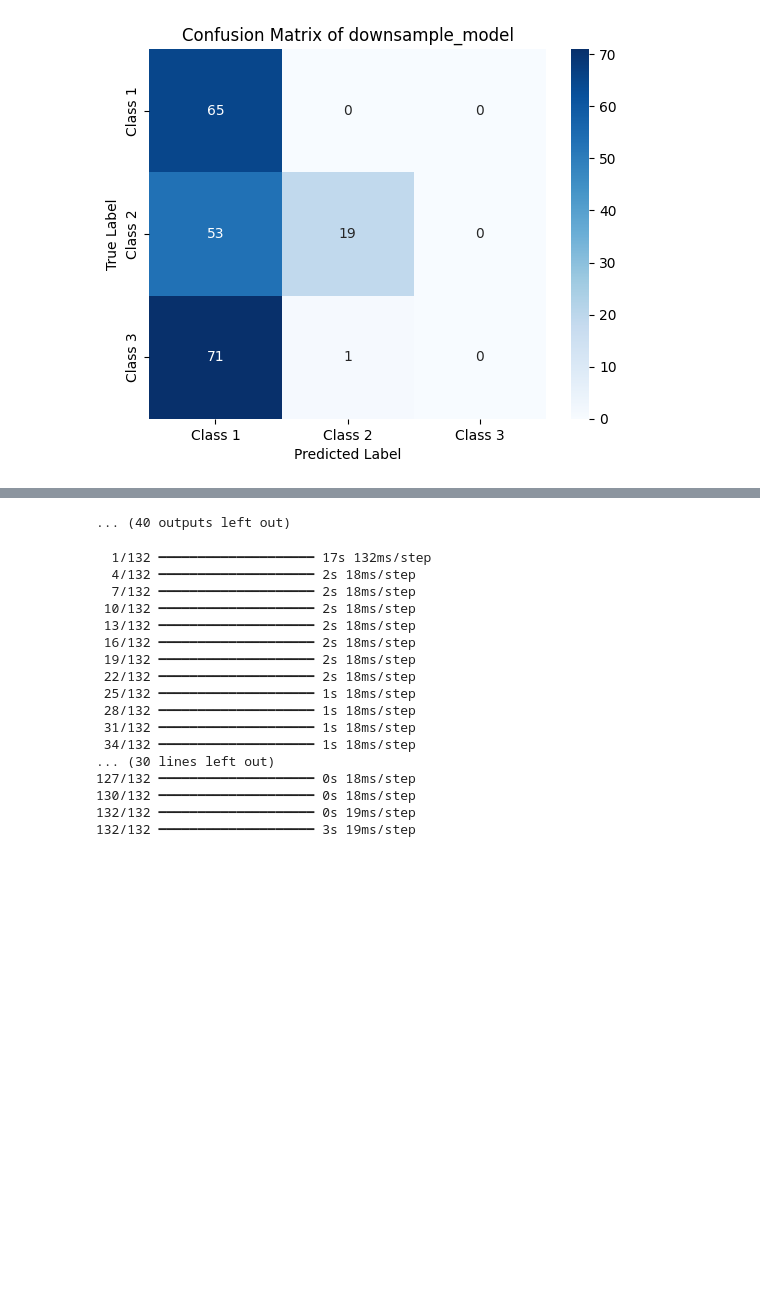
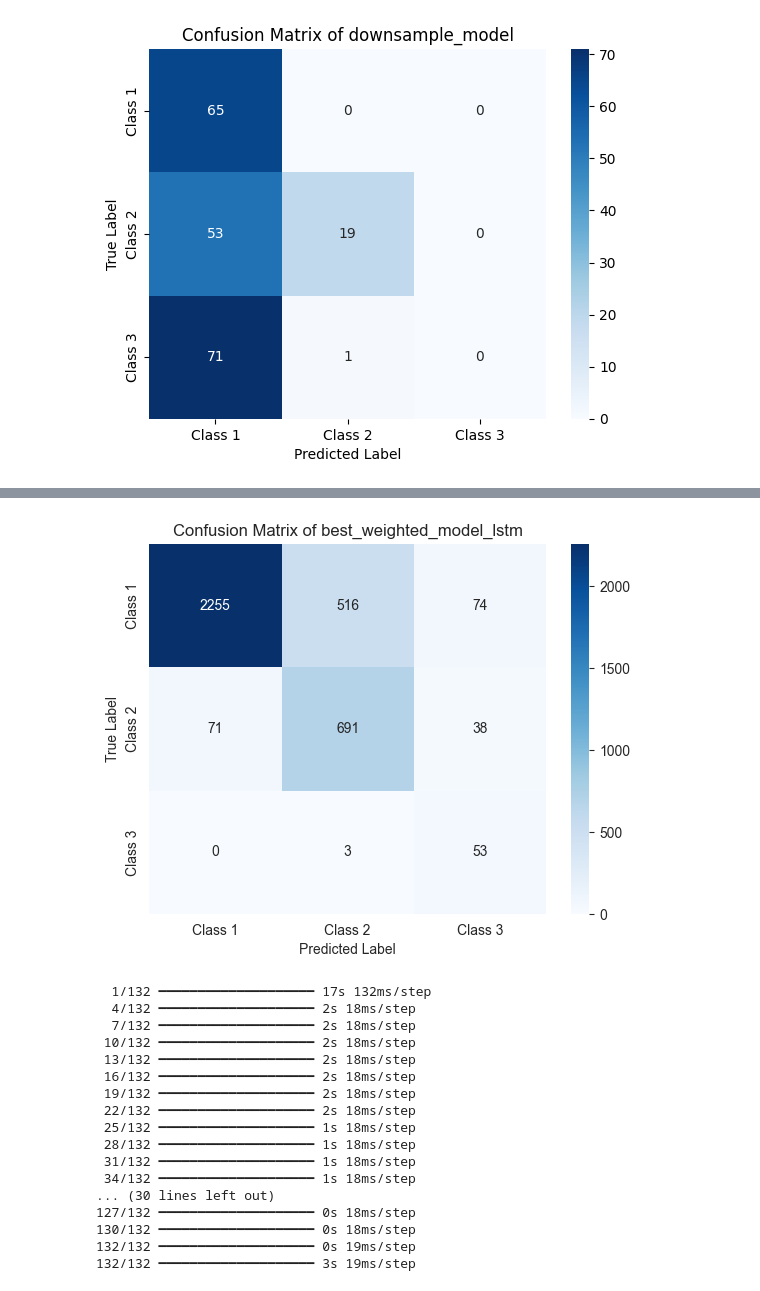
Before and after one commit to ruoqingz/drowsiness-monitoring-vehicle-data, a Jupyter notebook: neural_network/CNN-RNN.ipynb, the cells around one changed output, grey strips where cells are left out. Cells and saved outputs as stored; diff of their text form; code cells hidden in the pictures; blank space fills up the shorter version.

```diff
--- a/neural_network/CNN-RNN.ipynb
+++ b/neural_network/CNN-RNN.ipynb
@@ -364,13 +349,13 @@ def make_model_lstm(space,best_params):
         tf.keras.layers.Activation('relu'),
         tf.keras.layers.MaxPooling1D(space['pooling_size_hyperopt'][best_params['pooling_size_hyperopt']]),
 
-        tf.keras.layers.Conv1D(space['conv_filters_4'][best_params['conv_filters_4']], 3, activation=None, input_shape=(X_train.shape[1], X_train.shape[2])),
+        tf.keras.layers.Conv1D(space['conv_filters_4'][best_params['conv_filters_4']], 3, activation=None),
         tf.keras.layers.BatchNormalization(),
         tf.keras.layers.Activation('relu'),
         tf.keras.layers.MaxPooling1D(space['pooling_size_hyperopt'][best_params['pooling_size_hyperopt']]),
 
         tf.keras.layers.LSTM(space['neurons_lstm'][best_params['neurons_lstm']]),
-
+        tf.keras.layers.Dropout(0.25),
         tf.keras.layers.Flatten(),
         tf.keras.layers.Dense(3, activation='softmax')
     ])
@@ -397,28 +382,28 @@ def objective_weighted_lstm(params):
         tf.keras.layers.Activation('relu'),
         tf.keras.layers.MaxPooling1D(params['pooling_size_hyperopt']),
 
-        tf.keras.layers.Conv1D(params['conv_filters_4'], 3, activation=None, input_shape=(X_train.shape[1], X_train.shape[2])),
+        tf.keras.layers.Conv1D(params['conv_filters_4'], 3, activation=None),
         tf.keras.layers.BatchNormalization(),
         tf.keras.layers.Activation('relu'),
         tf.keras.layers.MaxPooling1D(params['pooling_size_hyperopt']),
 
         tf.keras.layers.LSTM(params['neurons_lstm']),
-
+        tf.keras.layers.Dropout(0.25),
         tf.keras.layers.Flatten(),
         tf.keras.layers.Dense(3, activation='softmax')
     ])
 
     model.compile(optimizer=Adam(learning_rate=params['learning_rate']), loss='sparse_categorical_crossentropy', metrics=['sparse_categorical_accuracy'])
-    model.fit(X_train, y_train, epochs=5, batch_size=params['mini_batch_size'], validation_data=(X_val, y_val), verbose=0, class_weight=class_weight)
+    model.fit(X_train, y_train, epochs=50, batch_size=params['mini_batch_size'], validation_data=(X_val, y_val), verbose=0, class_weight=class_weight)
     # _, val_acc = model.evaluate(X_val, y_val, verbose=0)
-    recall = recall_score(y_val, model.predict(X_val).argmax(axis=1), average='macro')
+    recall = recall_score(y_val, model.predict(X_val,verbose=0).argmax(axis=1), average='macro')
     return -recall  # Hyperopt minimizes the objective function
 
 trials = Trials()
-best_params_weighted_lstm = fmin(objective_weighted_lstm, space, algo=tpe.suggest, max_evals=50, trials=trials)
+best_params_weighted_lstm = fmin(objective_weighted_lstm, space, algo=tpe.suggest, max_evals=5, trials=trials)
 print("Best hyperparameters:", best_params_weighted_lstm)
 
 best_weighted_model_lstm = make_model_lstm(space_params, best_params_weighted_lstm)
-best_weighted_model_lstm.fit(X_train, y_train, epochs=5, batch_size=space_params['mini_batch_size'][best_params_weighted_lstm['mini_batch_size']], validation_data=(X_val, y_val), verbose=0, class_weight=class_weight)
+best_weighted_model_lstm.fit(X_train, y_train, epochs=50, batch_size=space_params['mini_batch_size'][best_params_weighted_lstm['mini_batch_size']], validation_data=(X_val, y_val), verbose=0, class_weight=class_weight)
 confusion_matrix_on_test_data(best_weighted_model_lstm, 'best_weighted_model_lstm', X_test, y_test)
 # %% [output]
@@ -632,4 +427,4 @@ confusion_matrix_on_test_data(best_weighted_model_lstm, 'best_weighted_model_lst
-... (40 outputs left out)
+[figure, added]
 # %%
 def make_model_gru(space,best_params):
     Input_layer = tf.keras.layers.Input(shape=(X_train.shape[1], X_train.shape[2]))
```
Also changed, not shown: parts of 9 cells of this notebook.
